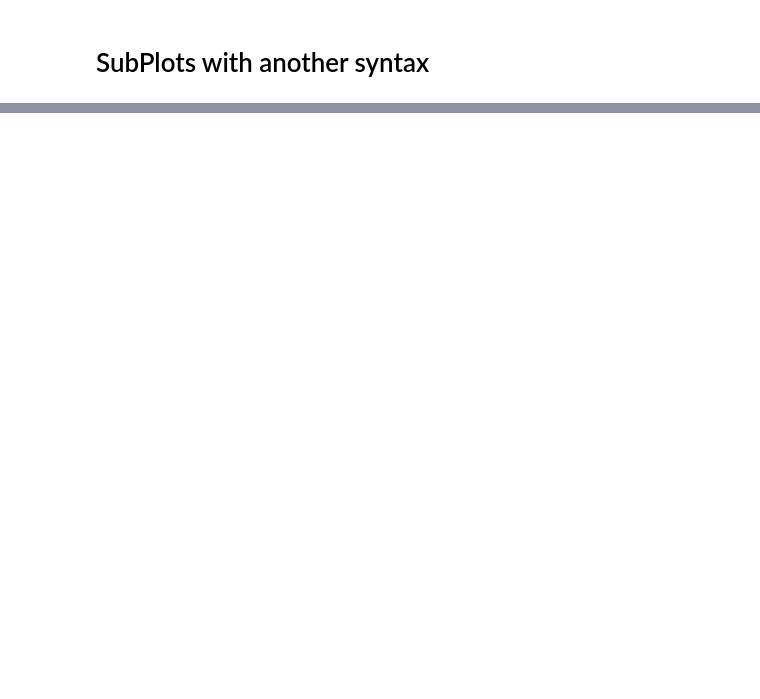
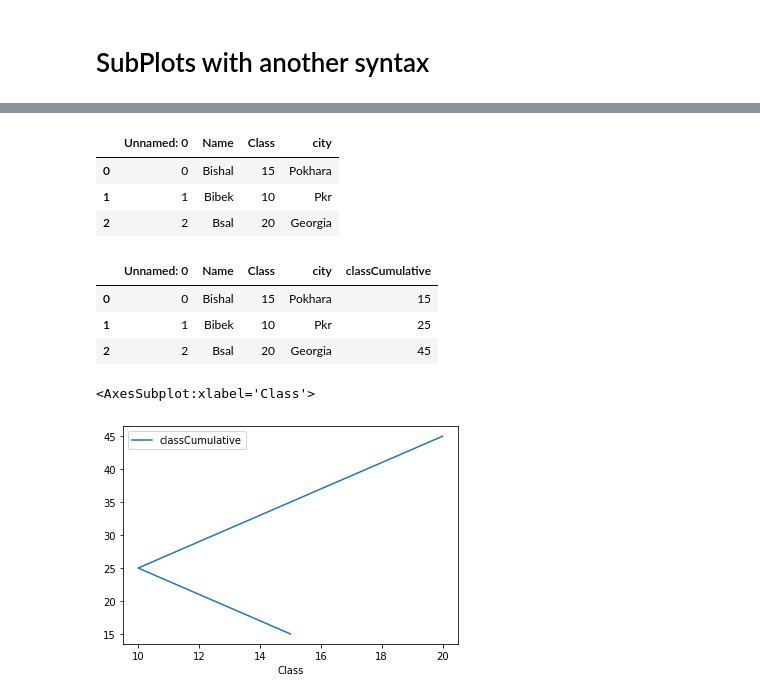
Before and after one commit to bishal5917/Matplotlib, a Jupyter notebook: Matplot.ipynb, the cells around one changed output, grey strips where cells are left out. Cells and saved outputs as stored; diff of their text form; code cells hidden in the pictures; blank space fills up the shorter version.

Commit message:
Plotting from pandas dataframes

```diff
--- a/Matplot.ipynb
+++ b/Matplot.ipynb
@@ -137,0 +138,23 @@ ax[1,1].hist(x)
+# %%
+csvRead=pd.read_csv("students.csv")
+# %%
+csvRead
+# %% [output]
+|  | Unnamed: 0 | Name | Class | city |
+| 0 | 0 | Bishal | 15 | Pokhara |
+| 1 | 1 | Bibek | 10 | Pkr |
+| 2 | 2 | Bsal | 20 | Georgia |
+# %%
+csvRead["classCumulative"]=csvRead["Class"].cumsum()
+# %%
+csvRead
+# %% [output]
+|  | Unnamed: 0 | Name | Class | city | classCumulative |
+| 0 | 0 | Bishal | 15 | Pokhara | 15 |
+| 1 | 1 | Bibek | 10 | Pkr | 25 |
+| 2 | 2 | Bsal | 20 | Georgia | 45 |
+# %%
+csvRead.plot(x="Class",y="classCumulative")
+# %% [output]
+<AxesSubplot:xlabel='Class'>
+[figure, added]
```
Also changed, not shown: parts of 10 cells of this notebook, 1 other file.
